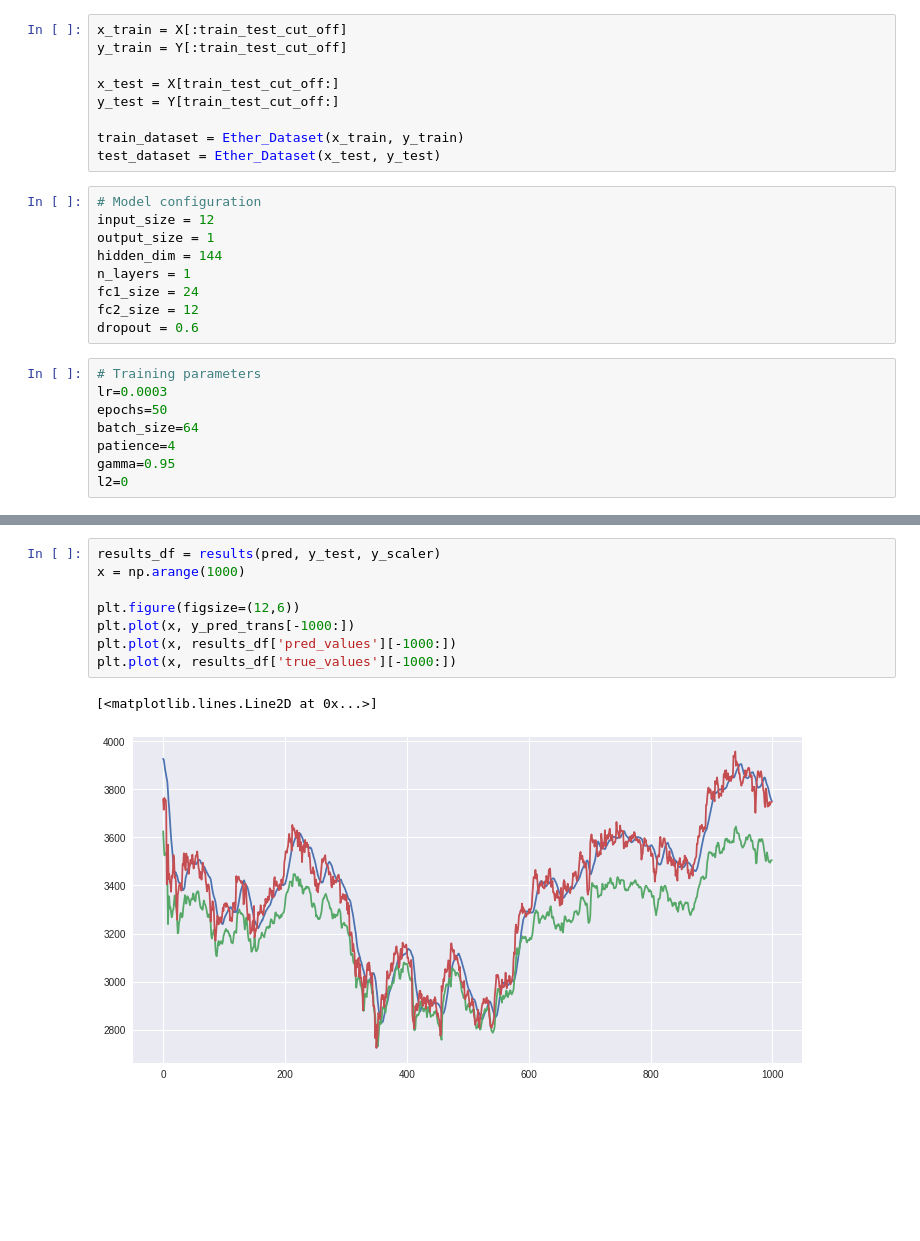
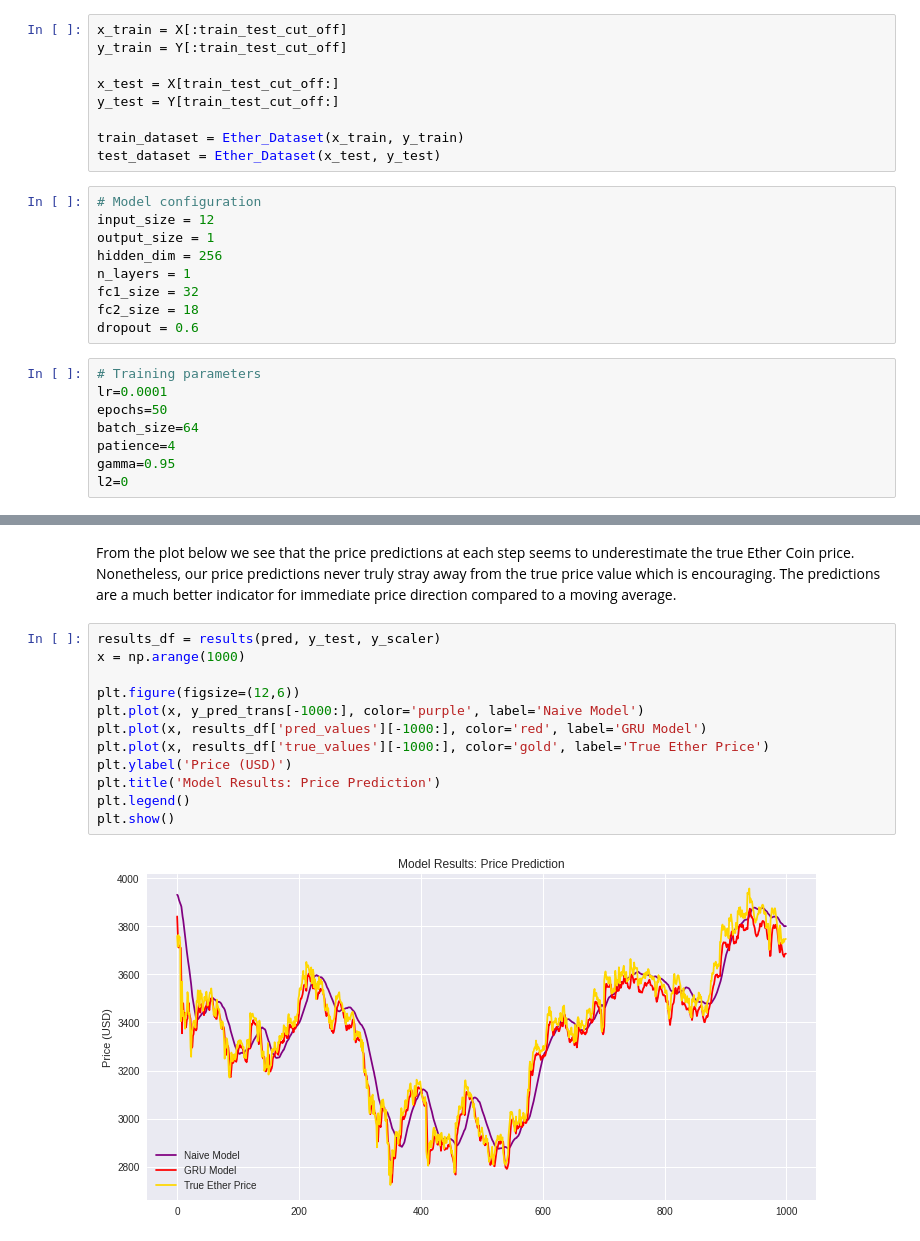
Before and after one commit to ayanga1998/RNN-Price-Prediction, a Jupyter notebook: Code/RNN_Price_Prediction.ipynb, the cells around one changed output, grey strips where cells are left out. Drawn from its saved outputs; the diff is of its cells as text; blank space fills up the shorter version.

```diff
--- a/Code/RNN_Price_Prediction.ipynb
+++ b/Code/RNN_Price_Prediction.ipynb
@@ -552,14 +564,14 @@ test_dataset = Ether_Dataset(x_test, y_test)
 # Model configuration
 input_size = 12
 output_size = 1
-hidden_dim = 144
+hidden_dim = 256
 n_layers = 1
-fc1_size = 24
-fc2_size = 12
+fc1_size = 32
+fc2_size = 18
 dropout = 0.6
 # %%
 # Training parameters
-lr=0.0003
+lr=0.0001
 epochs=50
 batch_size=64
 patience=4
@@ -610,11 +637,16 @@ Epoch: 50/50, Train Loss: 0.00003 Test Loss: 0.04119, lr: 0.00016
+# %% [markdown]
+From the plot below we see that the price predictions at each step seems to underestimate the true Ether Coin price. Nonetheless, our price predictions never truly stray away from the true price value which is encouraging. The predictions are a much better indicator for immediate price direction compared to a moving average.
 # %%
 results_df = results(pred, y_test, y_scaler)
 x = np.arange(1000)
 
 plt.figure(figsize=(12,6))
-plt.plot(x, y_pred_trans[-1000:])
-plt.plot(x, results_df['pred_values'][-1000:])
-plt.plot(x, results_df['true_values'][-1000:])
+plt.plot(x, y_pred_trans[-1000:], color='purple', label='Naive Model')
+plt.plot(x, results_df['pred_values'][-1000:], color='red', label='GRU Model')
+plt.plot(x, results_df['true_values'][-1000:], color='gold', label='True Ether Price')
+plt.ylabel('Price (USD)')
+plt.title('Model Results: Price Prediction')
+plt.legend()
+plt.show()
 # %% [output]
-[<matplotlib.lines.Line2D at 0x...>]
-[figure, old version]
+[figure, new version]
```
Also changed, not shown: parts of 16 cells of this notebook.
